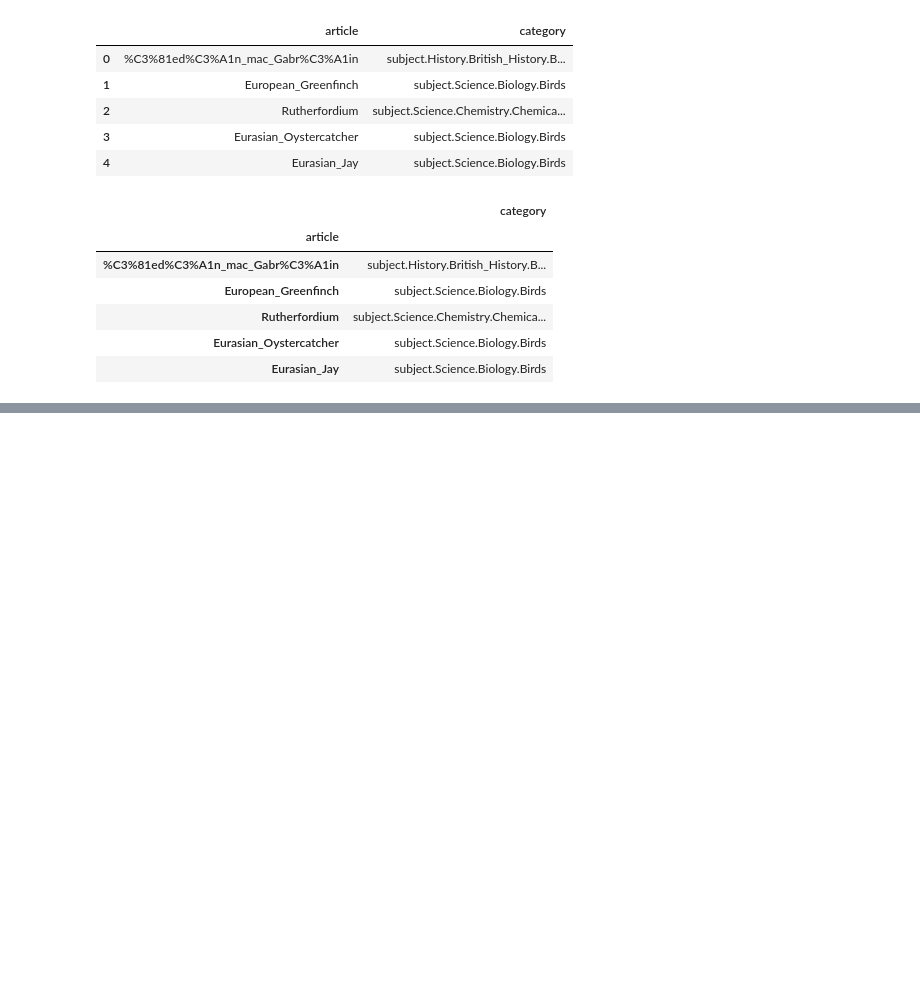
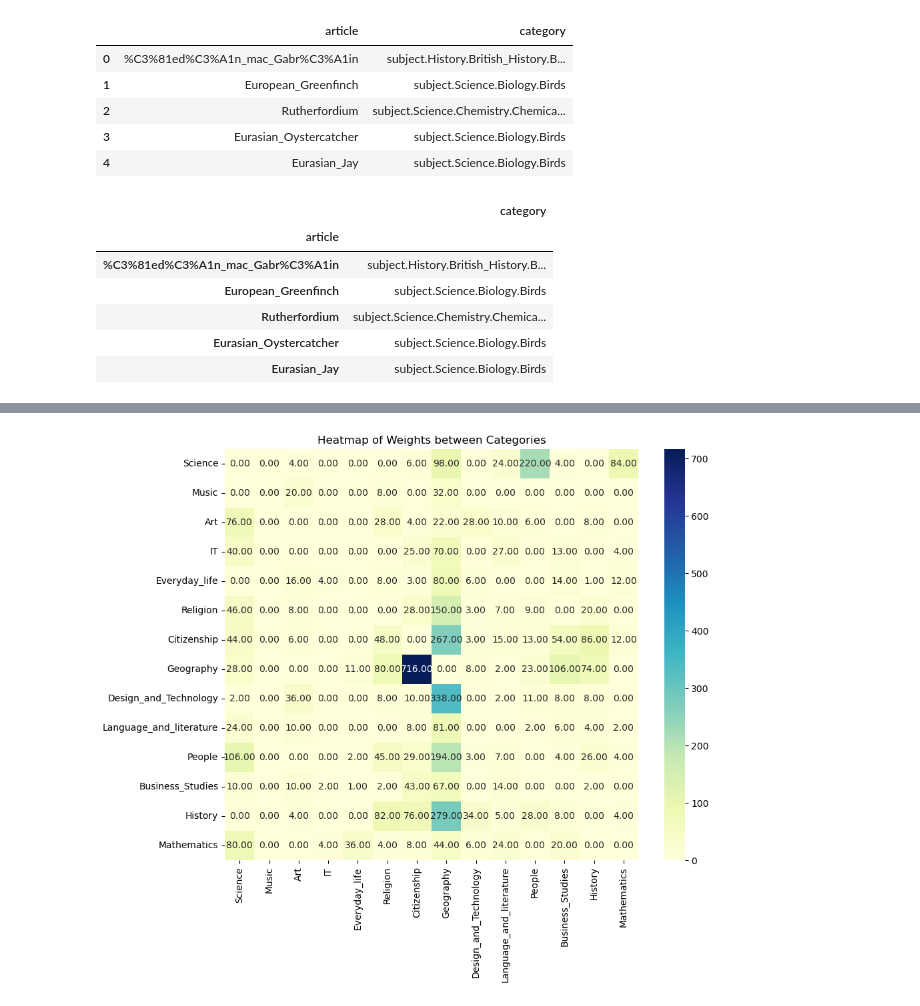
Before and after one commit to epfl-ada/ada-2023-project-datawranglers, a Jupyter notebook: notebooks milestone 2/Milestone_2_notebook.ipynb, the cells around one changed output, grey strips where cells are left out. Cells and saved outputs as stored; diff of their text form; code cells hidden in the pictures; blank space fills up the shorter version.

```diff
--- a/notebooks milestone 2/Milestone_2_notebook.ipynb
+++ b/notebooks milestone 2/Milestone_2_notebook.ipynb
@@ -179,6 +232,9 @@ specific_categories.head()
 | Eurasian_Jay | subject.Science.Biology.Birds |
 # %%
 # transforming the article paths into paths of categories
-processed_paths_serie = pd.Series(processed_paths)
-category_paths = processed_paths_serie.map(lambda path: [specific_categories.loc[article, 'category'] if article in specific_categories.index else 'Unknown_Category' for article in path])
+processed_finished_paths_serie = pd.Series(processed_finished_paths)
+category_finished_paths = processed_finished_paths_serie.map(lambda path: [specific_categories.loc[article, 'category'] if article in specific_categories.index else 'Unknown_Category' for article in path])
+
+processed_unfinished_paths_serie = pd.Series(processed_unfinished_paths)
+category_unfinished_paths = processed_unfinished_paths_serie.map(lambda path: [specific_categories.loc[article, 'category'] if article in specific_categories.index else 'Unknown_Category' for article in path])
 # %%
@@ -232,0 +285,3 @@ category_connections
+# %%
+category_connections_finished_paths = build_category_connections(category_finished_paths)
+category_connections_finished_paths
@@ -232,0 +319,6 @@ category_connections
+# %%
+def count_words(index):
+    return len(index.split('.'))
+# %%
+def count_words(index):
+    return len(index.split('.'))
@@ -232,0 +380,4 @@ category_connections
+# %%
+heatmap_general_categories(category_connections_finished_paths)
+# %% [output]
+[figure, added]
```
Also changed, not shown: parts of 13 cells of this notebook.
